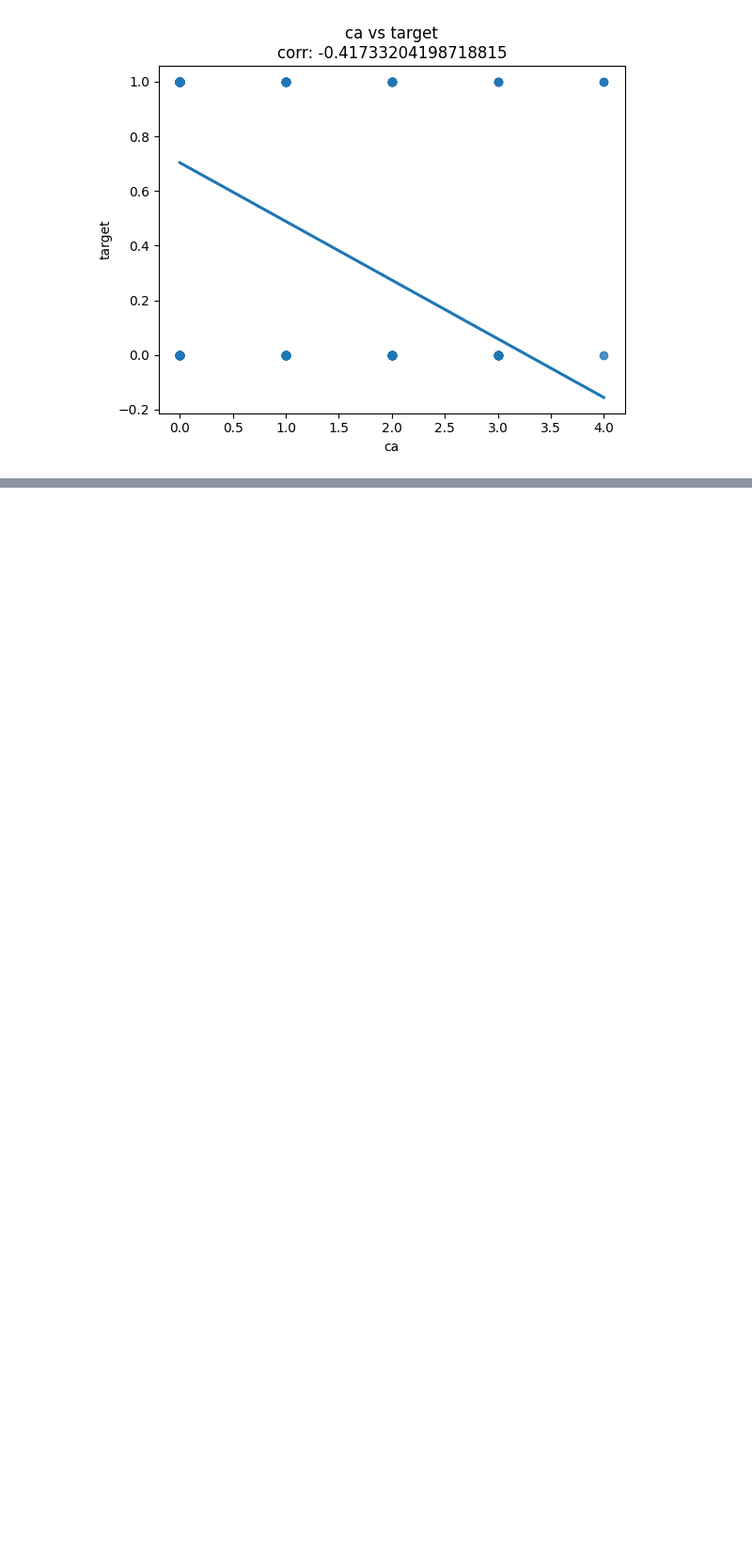
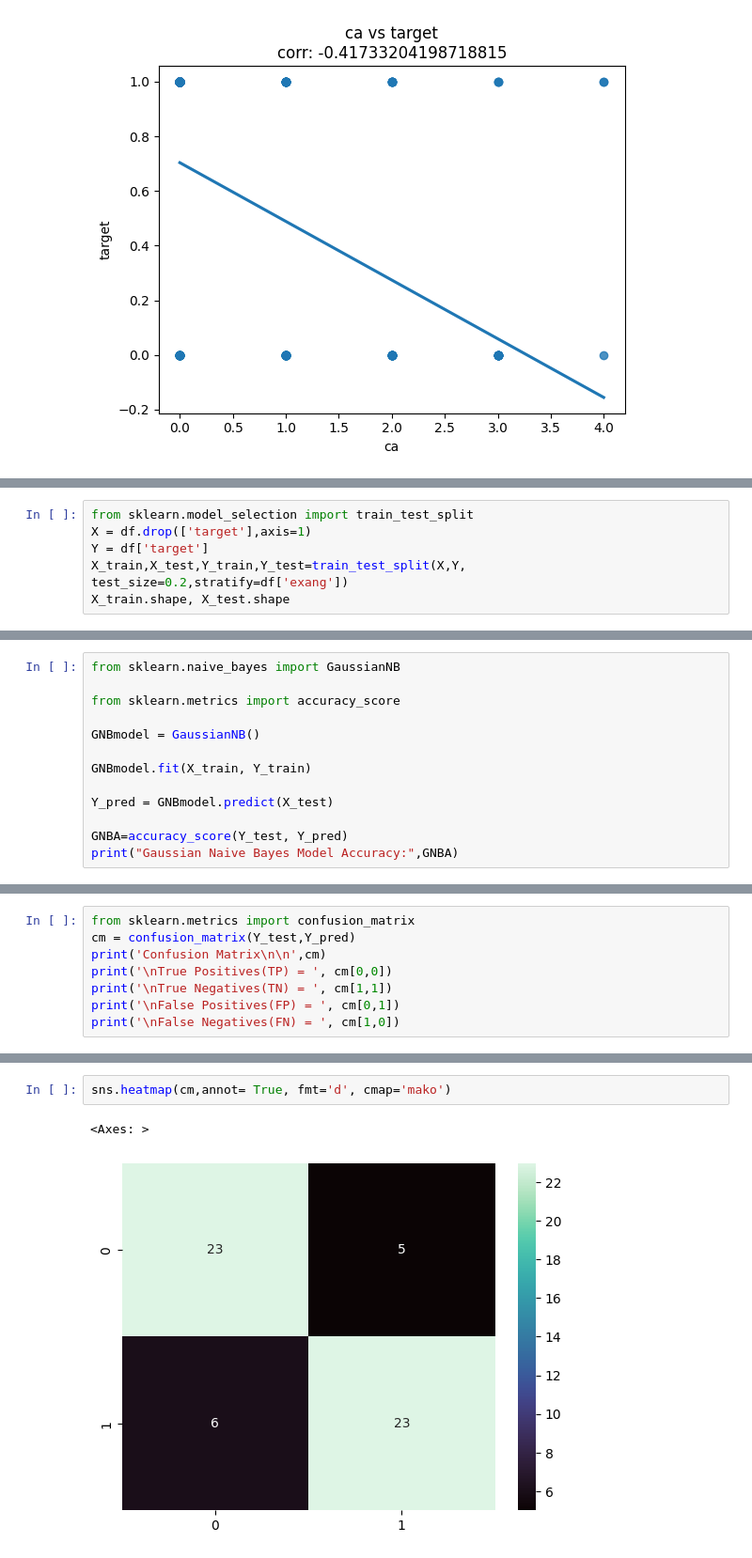
Before and after one commit to HanyaAdel/Heart-Disease-Detection, a Jupyter notebook: Preprocessing.ipynb, the cells around one changed output, grey strips where cells are left out. Shown at 94% size. Cells and saved outputs as stored; diff of their text form; blank space fills up the shorter version.

Commit message:
Splitting Data, Bayes and KNN

```diff
--- a/Preprocessing.ipynb
+++ b/Preprocessing.ipynb
@@ -384,0 +388,6 @@ for relation in moderate_relations:
+# %%
+from sklearn.model_selection import train_test_split
+X = df.drop(['target'],axis=1)
+Y = df['target']
+X_train,X_test,Y_train,Y_test=train_test_split(X,Y, test_size=0.2,stratify=df['exang'])
+X_train.shape, X_test.shape
@@ -384,0 +402,13 @@ for relation in moderate_relations:
+# %%
+from sklearn.naive_bayes import GaussianNB
+
+from sklearn.metrics import accuracy_score
+
+GNBmodel = GaussianNB()
+
+GNBmodel.fit(X_train, Y_train)
+
+Y_pred = GNBmodel.predict(X_test)
+
+GNBA=accuracy_score(Y_test, Y_pred)
+print("Gaussian Naive Bayes Model Accuracy:",GNBA)
@@ -384,0 +419,8 @@ for relation in moderate_relations:
+# %%
+from sklearn.metrics import confusion_matrix
+cm = confusion_matrix(Y_test,Y_pred)
+print('Confusion Matrix\n\n',cm)
+print('\nTrue Positives(TP) = ', cm[0,0])
+print('\nTrue Negatives(TN) = ', cm[1,1])
+print('\nFalse Positives(FP) = ', cm[0,1])
+print('\nFalse Negatives(FN) = ', cm[1,0])
@@ -384,0 +440,5 @@ for relation in moderate_relations:
+# %%
+sns.heatmap(cm,annot= True, fmt='d', cmap='mako')
+# %% [output]
+<Axes: >
+[figure, added]
```
Also changed, not shown: parts of 20 cells of this notebook.
